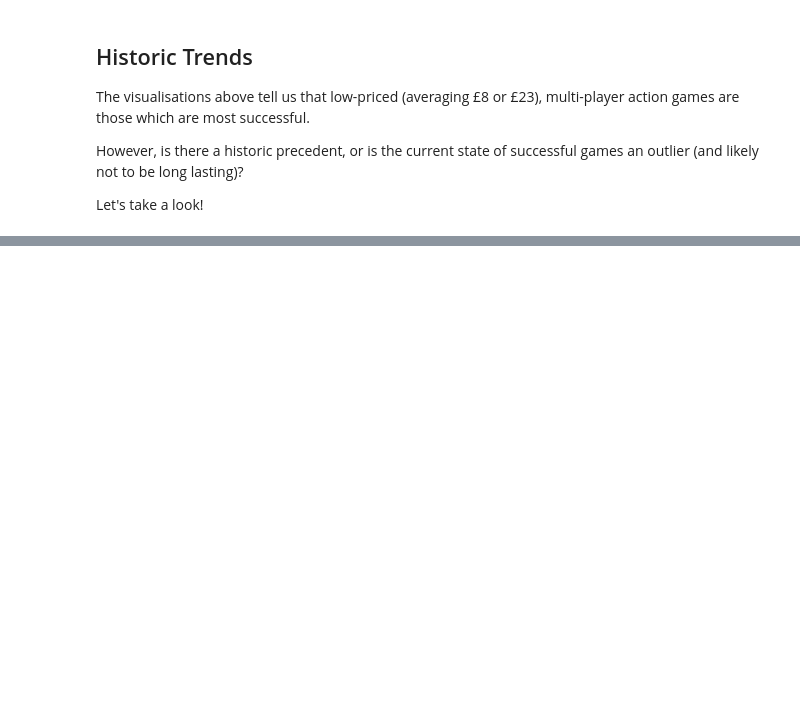
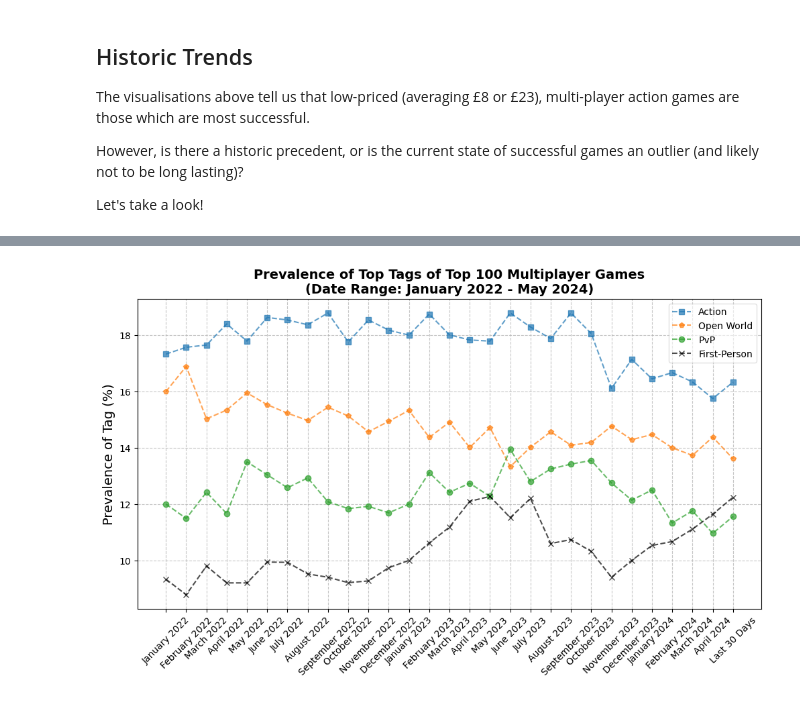
Before and after one commit to DarkMasquerader/Data-Analysis-Project-1, a Jupyter notebook: Python Files/My_Notebook.ipynb, the cells around one changed output, grey strips where cells are left out. Cells and saved outputs as stored; diff of their text form; code cells hidden in the pictures; blank space fills up the shorter version.

```diff
--- a/Python Files/My_Notebook.ipynb
+++ b/Python Files/My_Notebook.ipynb
@@ -429,0 +655,54 @@ plt.show()
+# %%
+# Get tag frequency for each date
+list_of_action_tag_percentage = []
+list_of_open_world_tag_percentage = []
+list_of_pvp_tag_percentage = []
+list_of_first_person_tag_percentage = []
+
+for tag_date_dict in list_of_tag_frequency_per_date:
+
+    total_count = sum(list(tag_date_dict.values())[:tag_limit])
+    list_of_action_tag_percentage.append(round((tag_date_dict.get('Action') / total_count) * 100, 2))
+    list_of_open_world_tag_percentage.append(round((tag_date_dict.get('Open World') / total_count) * 100, 2))
+    list_of_pvp_tag_percentage.append(round((tag_date_dict.get('PvP') / total_count) * 100, 2))
+    list_of_first_person_tag_percentage.append(round((tag_date_dict.get('First-Person') / total_count) * 100, 2))
+
+# Plot line graph
+plt.figure(figsize=(12,6))
+
+plt.plot(list_of_action_tag_percentage,
+         label='Action',
+         marker='s',
+         linestyle='--',
+         alpha=0.7)
+plt.plot(list_of_open_world_tag_percentage,
+         label='Open World',
+         marker='p',
+         linestyle='--',
+         alpha=0.7)
+plt.plot(list_of_pvp_tag_percentage,
+         label='PvP',
+         marker='o',
+         linestyle='--',
+         alpha=0.7)
+plt.plot(list_of_first_person_tag_percentage,
+         label='First-Person',
+         marker='x',
+         linestyle='--',
+         color='black',
+         alpha=0.7)
+
+plt.grid(True, linestyle='--',alpha=0.7)
+
+plt.xticks(range(len(list_of_dates)), list_of_dates, rotation=45)
+
+plt.title(f'Prevalence of Top Tags of Top {no_games} Multiplayer Games\n(Date Range: {list_of_dates[0]} - {current_month} {current_year})',
+          fontsize=14,
+          fontweight='bold')
+
+plt.ylabel('Prevalence of Tag (%)', fontsize=14)
+
+plt.legend(framealpha=0.6)
+plt.show()
+# %% [output]
+[figure, added]
```
Also changed, not shown: parts of 22 cells of this notebook.
